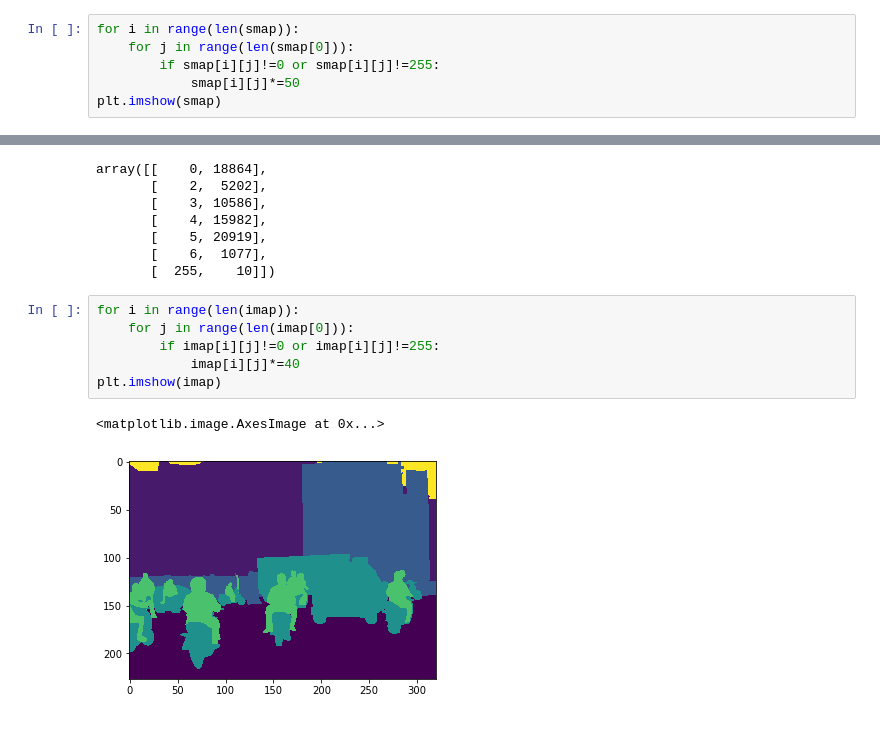
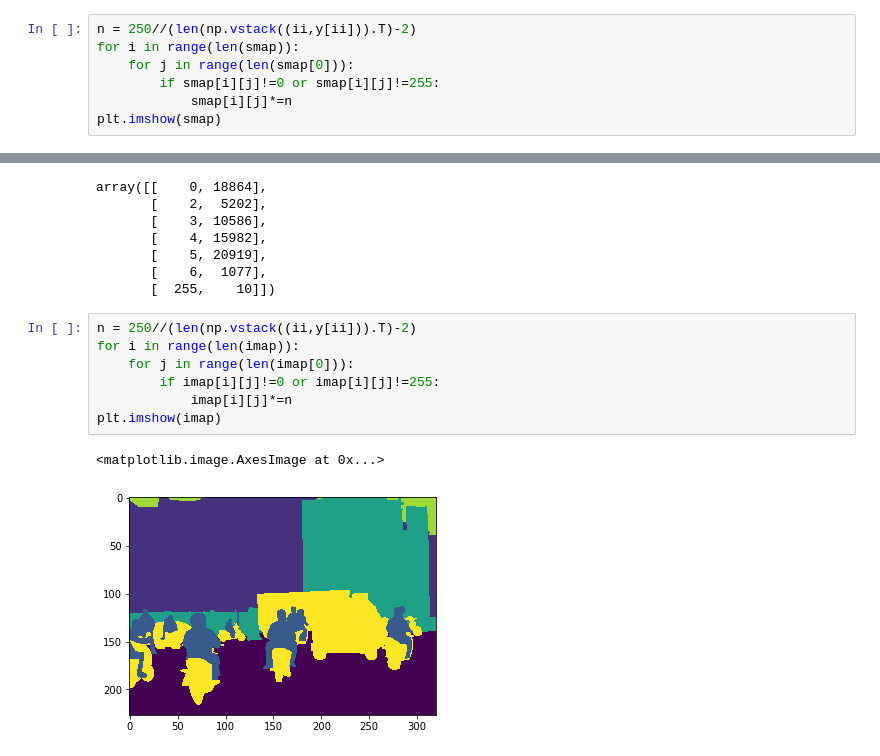
Before and after one commit to pbcpraveen/IDD-Challenge, a Jupyter notebook: Data visualisation.ipynb, the cells around one changed output, grey strips where cells are left out. Drawn from its saved outputs; the diff is of its cells as text.

Commit message:
visualised-segment-maps

```diff
--- a/Data visualisation.ipynb
+++ b/Data visualisation.ipynb
@@ -57,10 +57,11 @@ array([[    0, 18864],
        [    6,  1077],
        [  255,    10]])
 # %%
+n = 250//(len(np.vstack((ii,y[ii])).T)-2)
 for i in range(len(smap)):
     for j in range(len(smap[0])):
         if smap[i][j]!=0 or smap[i][j]!=255:
-            smap[i][j]*=50
+            smap[i][j]*=n
 plt.imshow(smap)
 # %% [output]
 <matplotlib.image.AxesImage at 0x...>
@@ -88,11 +89,12 @@ array([[    0, 18864],
        [    6,  1077],
        [  255,    10]])
 # %%
+n = 250//(len(np.vstack((ii,y[ii])).T)-2)
 for i in range(len(imap)):
     for j in range(len(imap[0])):
         if imap[i][j]!=0 or imap[i][j]!=255:
-            imap[i][j]*=40
+            imap[i][j]*=n
 plt.imshow(imap)
 # %% [output]
 <matplotlib.image.AxesImage at 0x...>
-[figure, old version]
+[figure, new version]
```
Also changed, not shown: parts of 1 cell of this notebook.
